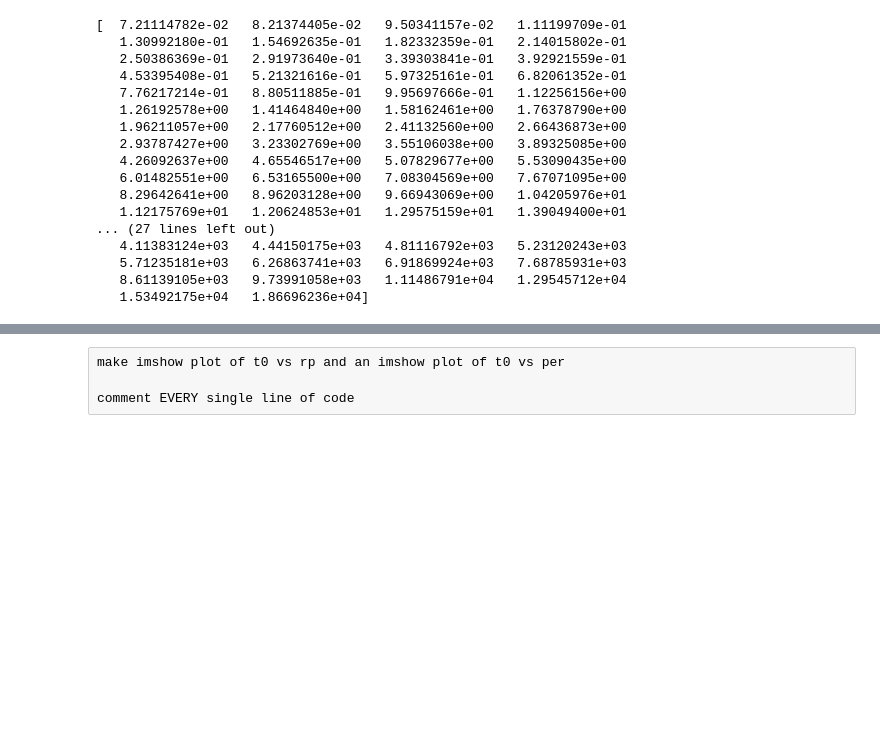
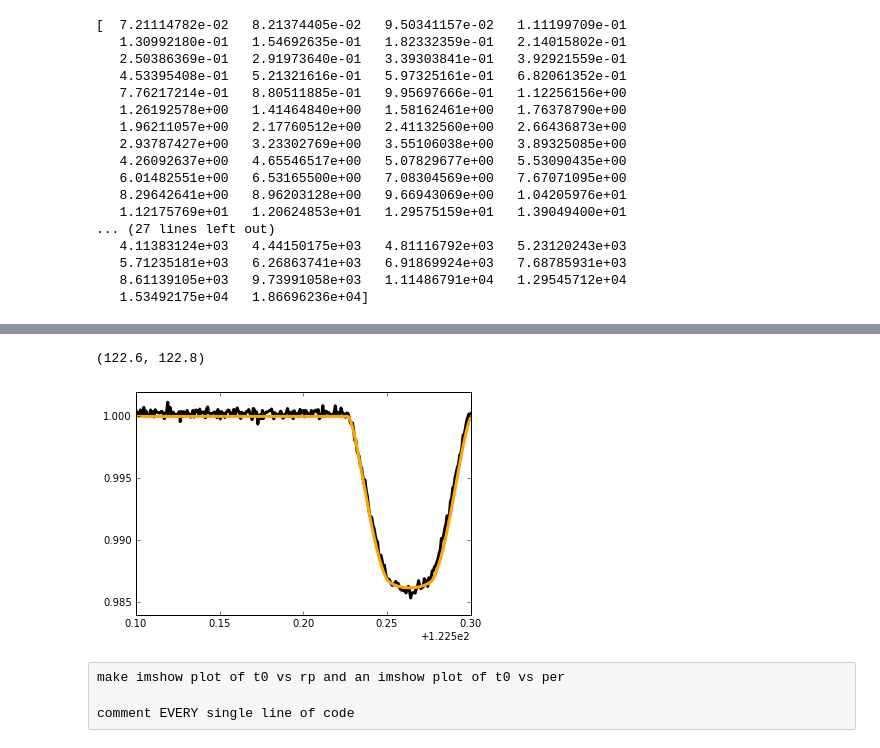
Before and after one commit to zkbt/timingtransits, a Jupyter notebook: SuperSeriousNotebookForRealDataAndStuff.ipynb, the cells around one changed output, grey strips where cells are left out. Drawn from its saved outputs; the diff is of its cells as text; code cells hidden in the pictures; blank space fills up the shorter version.

```diff
--- a/SuperSeriousNotebookForRealDataAndStuff.ipynb
+++ b/SuperSeriousNotebookForRealDataAndStuff.ipynb
@@ -149,3 +165,28 @@ ValueError: operands could not be broadcast together with shapes (17170,) (101,)
+# %%
+
+row, column = np.unravel_index([np.argmin(chichi)], np.shape(chichi))
+tbest = t00[row]
+rbest = rp0[column]
+# %%
+params = batman.TransitParams()
+params.t0 = tbest                      #time of inferior conjunction
+params.per = 2.47061317              #orbital period
+params.rp = rbest                  #planet radius (in units of stellar radii)
+params.a = 7.903                     #semi-major axis (in units of stellar radii)
+params.inc = 83.872                  #orbital inclination (in degrees)
+params.ecc = 0.0                     #eccentricity
+params.w = 0.0                       #longitude of periastron (in degrees)
+params.u = [0.1, 0.3]                #limb darkening coefficients
+params.limb_dark = "quadratic"
+
+model = m.light_curve(params)
+
+plt.plot(time, nflux, color='black', linewidth=3)
+plt.plot(time, model, color='orange', linewidth=3)
+plt.xlim(122.6, 122.8)
+# %% [output]
+(122.6, 122.8)
+[figure, added]
 # %% [raw]
 make imshow plot of t0 vs rp and an imshow plot of t0 vs per
 
```
Also changed, not shown: parts of 6 cells of this notebook.
